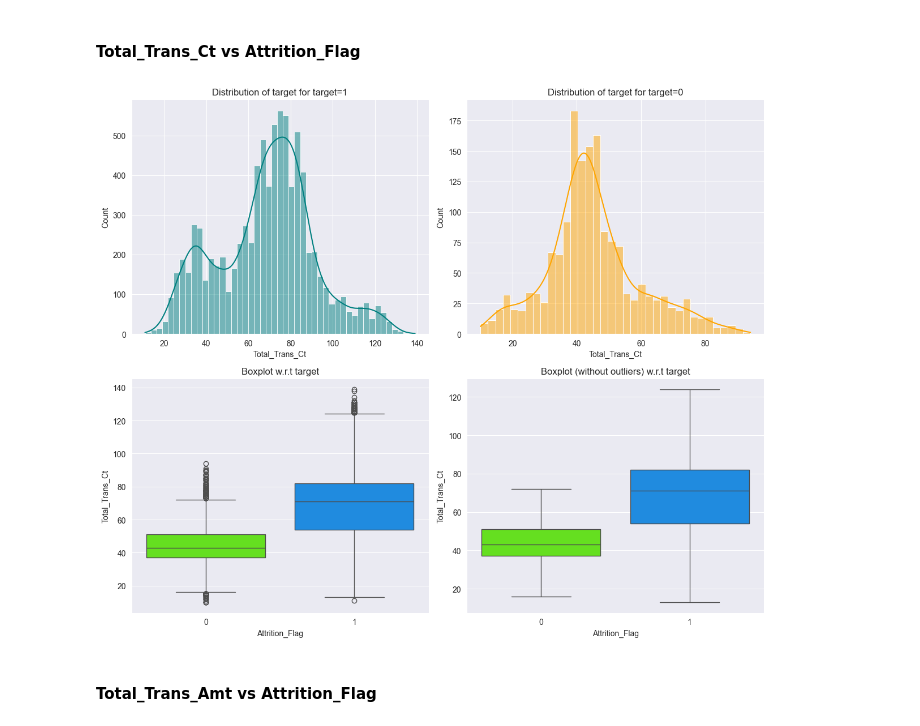
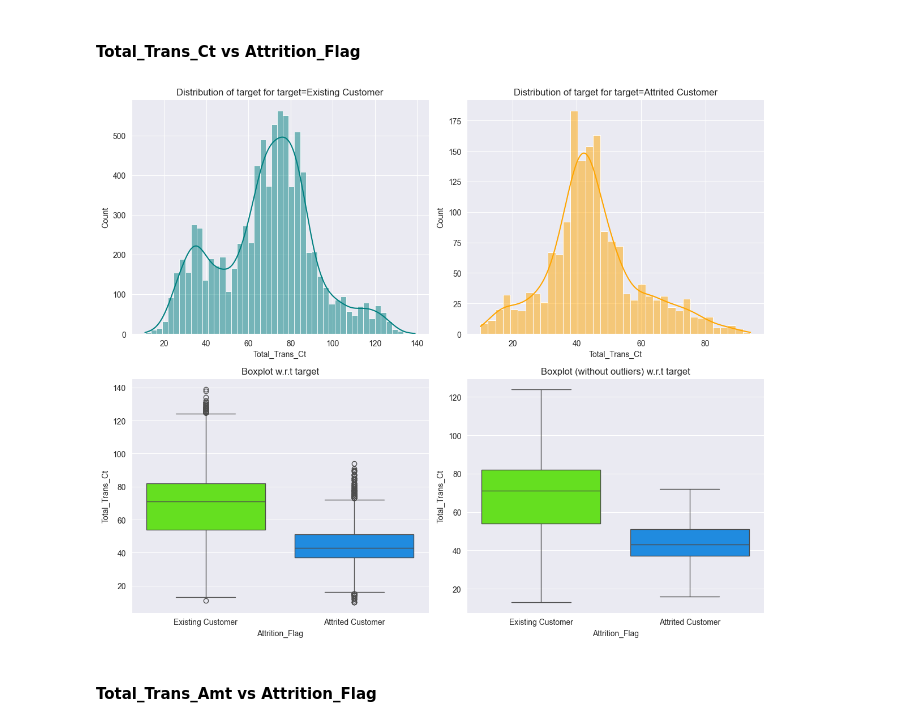
Before and after one commit to anirbanbagchi1979/aiml, a Jupyter notebook: UT-Austin-PGP/CreditCard-Project/Credit Card Users Churn Prediction_v1.ipynb, the cells around one changed output. Saved outputs shown, nothing was run; the diff lists cells and outputs as text; code cells hidden in the pictures.

```diff
--- a/UT-Austin-PGP/CreditCard-Project/Credit Card Users Churn Prediction_v1.ipynb
+++ b/UT-Austin-PGP/CreditCard-Project/Credit Card Users Churn Prediction_v1.ipynb
@@ -815,9 +815,9 @@ Very normal distribution between Customer Age and Attrition
 # %% [markdown]
 #### Total_Trans_Ct vs Attrition_Flag
 # %%
-distribution_plot_wrt_target(df1, "Total_Trans_Ct", "Attrition_Flag")
+distribution_plot_wrt_target(data, "Total_Trans_Ct", "Attrition_Flag")
 # %% [output]
-[figure, old version]
+[figure, new version]
 # %% [markdown]
 #### Total_Trans_Amt vs Attrition_Flag
 # %%
```
Also changed, not shown: parts of 74 cells of this notebook, 1 other file.
